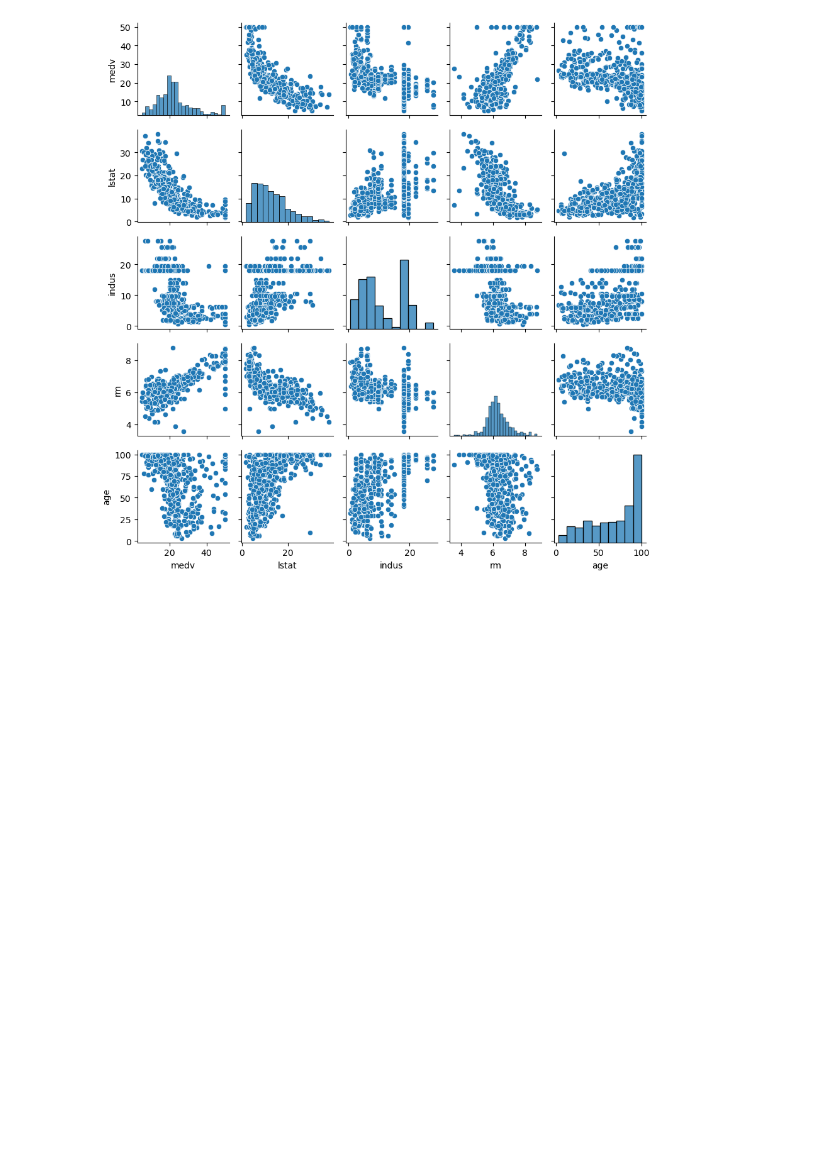
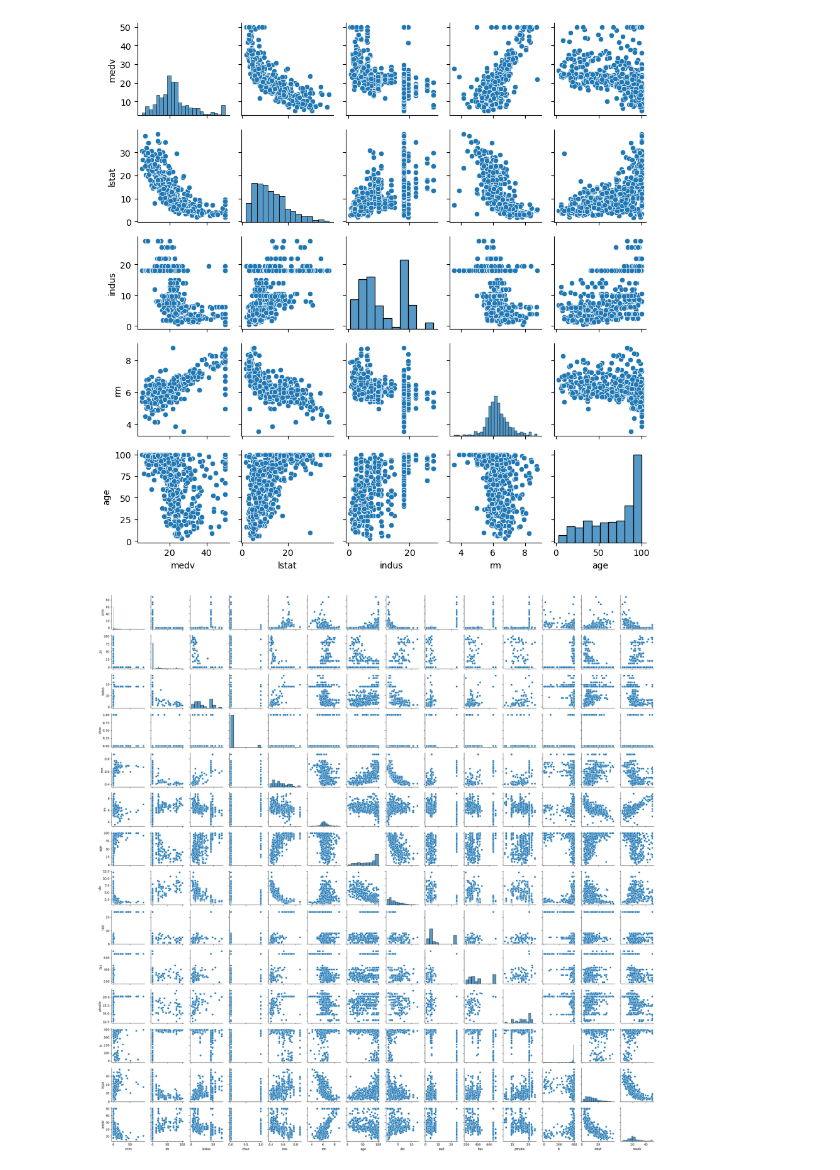
Before and after one commit to midwayjona/Econometria, a Jupyter notebook: notebooks/Regresiones.ipynb, the cells around one changed output. Cells and saved outputs as stored; diff of their text form; code cells hidden in the pictures; blank space fills up the shorter version.

```diff
--- a/notebooks/Regresiones.ipynb
+++ b/notebooks/Regresiones.ipynb
@@ -69,3 +73,10 @@ sns.pairplot(dataset[cols], palette='coolwarm', height=1.8)
 plt.tight_layout()
 # %% [output]
 [figure]
+# %%
+cols= ['medv', 'lstat', 'indus', 'rm', 'age']
+sns.pairplot(dataset, palette='coolwarm', height=1.8)
+plt.tight_layout()
+plt.savefig("paitplot.png") # save as png
+# %% [output]
+[figure, added]
```
Also changed, not shown: parts of 34 cells of this notebook, 3 other files.
